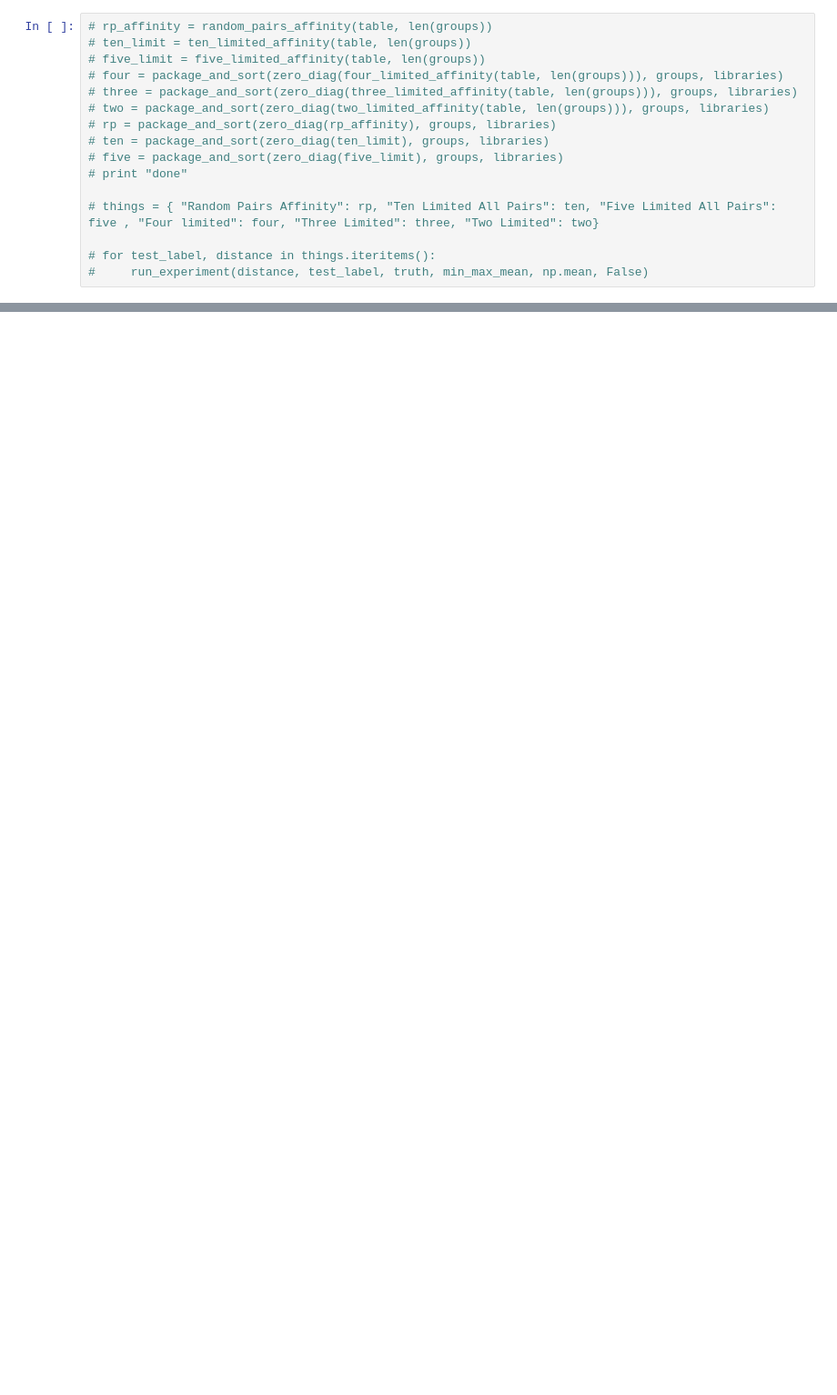
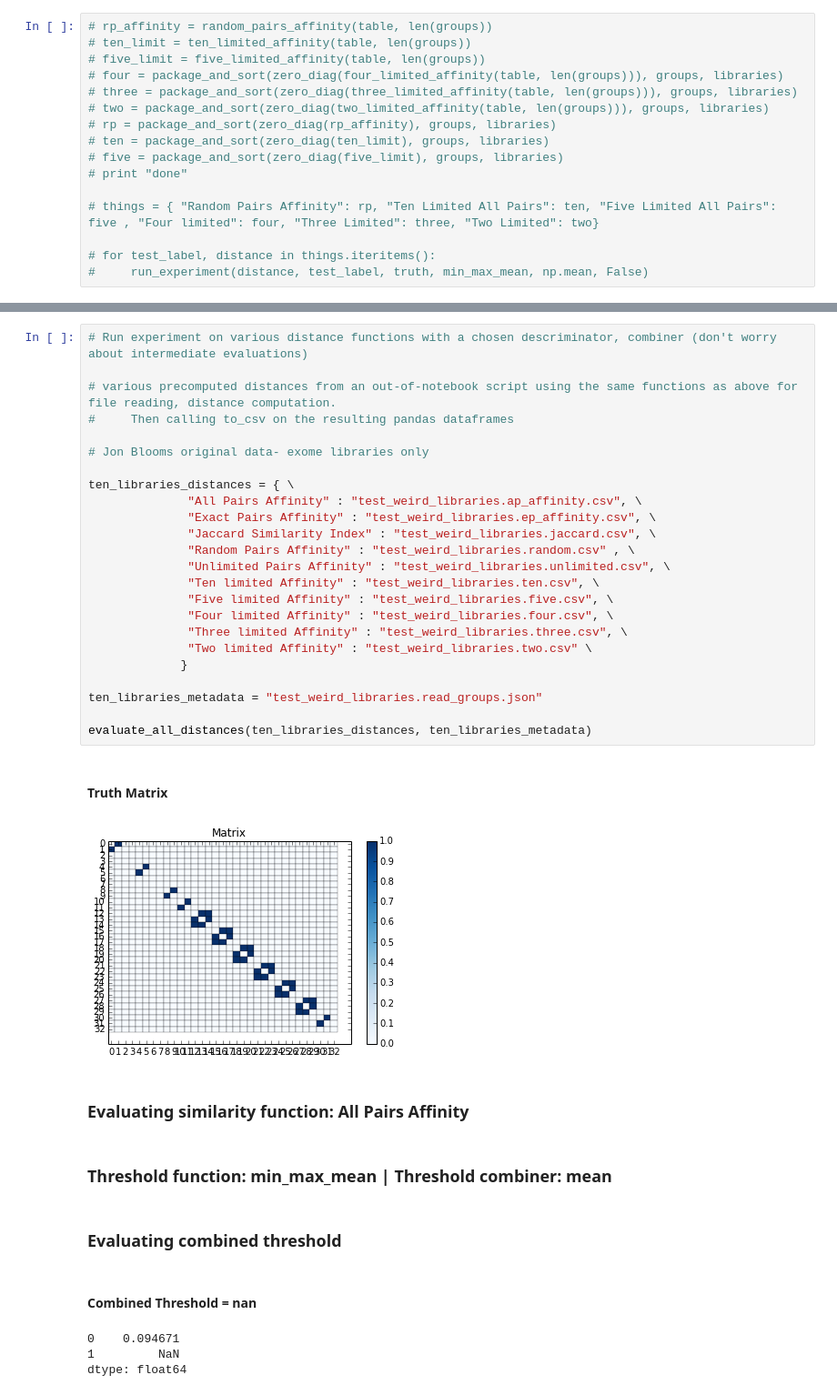
Before and after one commit to bradtaylor/thesis, a Jupyter notebook: evaluate_library_descrimination.ipynb, the cells around one changed output, grey strips where cells are left out. Shown at 91% size. Saved outputs shown, nothing was run; the diff lists cells and outputs as text; blank space fills up the shorter version.

```diff
--- a/evaluate_library_descrimination.ipynb
+++ b/evaluate_library_descrimination.ipynb
@@ -656,0 +819,34 @@ np.sum(truth.values[truth.values>0])
+# %%
+# Run experiment on various distance functions with a chosen descriminator, combiner (don't worry about intermediate evaluations)
+
+# various precomputed distances from an out-of-notebook script using the same functions as above for file reading, distance computation.
+#     Then calling to_csv on the resulting pandas dataframes
+
+# Jon Blooms original data- exome libraries only
+
+ten_libraries_distances = { \
+              "All Pairs Affinity" : "test_weird_libraries.ap_affinity.csv", \
+              "Exact Pairs Affinity" : "test_weird_libraries.ep_affinity.csv", \
+              "Jaccard Similarity Index" : "test_weird_libraries.jaccard.csv", \
+              "Random Pairs Affinity" : "test_weird_libraries.random.csv" , \
+              "Unlimited Pairs Affinity" : "test_weird_libraries.unlimited.csv", \
+              "Ten limited Affinity" : "test_weird_libraries.ten.csv", \
+              "Five limited Affinity" : "test_weird_libraries.five.csv", \
+              "Four limited Affinity" : "test_weird_libraries.four.csv", \
+              "Three limited Affinity" : "test_weird_libraries.three.csv", \
+              "Two limited Affinity" : "test_weird_libraries.two.csv" \
+             }
+
+ten_libraries_metadata = "test_weird_libraries.read_groups.json"
+
+evaluate_all_distances(ten_libraries_distances, ten_libraries_metadata)
+# %% [output]
+Truth Matrix
+[figure, added]
+Evaluating similarity function: All Pairs Affinity
+Threshold function: min_max_mean | Threshold combiner: mean
+Evaluating combined threshold
+Combined Threshold = nan
+0    0.094671
+1         NaN
+dtype: float64
```
Also changed, not shown: parts of 18 cells of this notebook, 1 other file.
